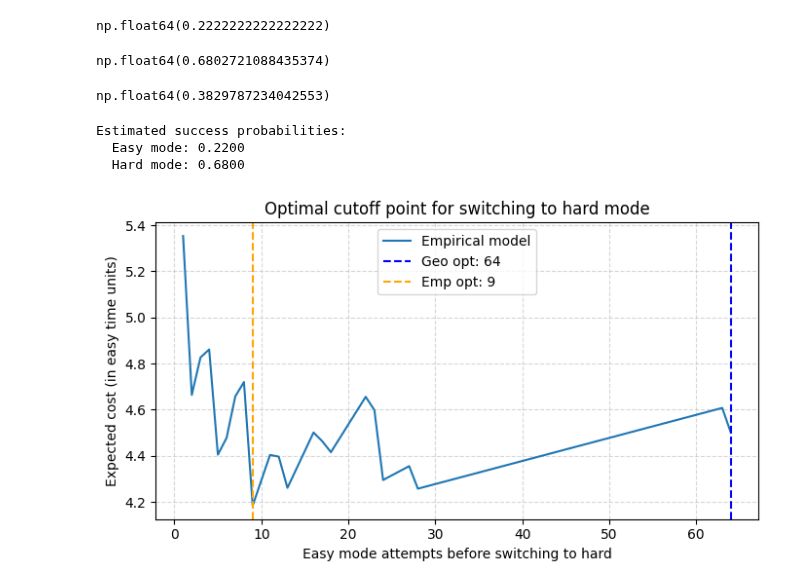
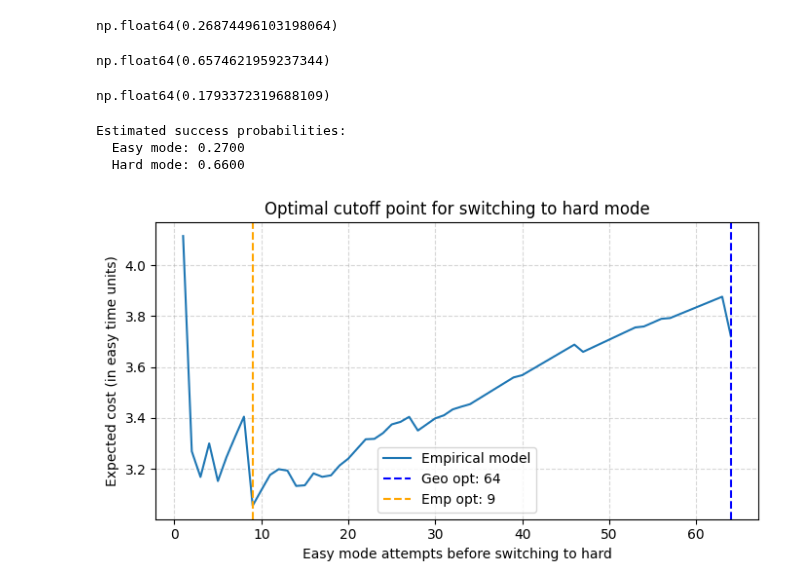
Before and after one commit to evmckinney9/gulps, a Jupyter notebook: src/notebooks/01_numerics_convergence.ipynb, the cells around one changed output. Drawn from its saved outputs; the diff is of its cells as text; code cells hidden in the pictures.

```diff
--- a/src/notebooks/01_numerics_convergence.ipynb
+++ b/src/notebooks/01_numerics_convergence.ipynb
@@ -94,5 +92,5 @@ hard_slow / easy_fast
 # %%
-N = 100
+N = 1_000
 fidelities = []
 restart_stats_easy = []
 
@@ -147,15 +145,15 @@ filtered_hard_trials = [r for r in filtered_hard_trials if r > 0]
 # %%
 1.0 / np.mean(np.array([r for segment in restart_stats_easy for r in segment]))
 # %% [output]
-np.float64(0.2222222222222222)
+np.float64(0.26874496103198064)
 # %%
 1.0 / np.mean(np.array([r for segment in restart_stats_hard for r in segment]))
 # %% [output]
-np.float64(0.6802721088435374)
+np.float64(0.6574621959237344)
 # %%
 1.0 / np.mean(np.array(filtered_hard_trials))
 # %% [output]
-np.float64(0.3829787234042553)
+np.float64(0.1793372319688109)
 # %%
 import matplotlib.pyplot as plt
 import numpy as np
@@ -165,8 +163,8 @@ flat_easy = np.array([r for segment in restart_stats_easy for r in segment])
 flat_hard = np.array([r for segment in restart_stats_hard for r in segment])
 
 # Estimate success probability from empirical mean
-p_easy = 0.22  # 1.0 / np.mean(flat_easy)
-p_hard = 0.68  # 1.0 / np.mean(flat_hard)
+p_easy = 0.27  # 1.0 / np.mean(flat_easy)
+p_hard = 0.66  # 1.0 / np.mean(flat_hard)
 
 print(f"Estimated success probabilities:")
 print(f"  Easy mode: {p_easy:.4f}")
@@ -186,37 +184,36 @@ costs_geo = [expected_cost_geo(n, p_easy, p_hard, cost_ratio) for n in ns]
 n_geo_opt = ns[np.argmin(costs_geo)]
 
 # Empirical model
 max_k = np.max(flat_easy)
 counts = np.bincount(flat_easy, minlength=max_k + 1)[1:]
 pmf = counts / counts.sum()
 cdf = np.cumsum(pmf)
 
 costs_emp = []
 for n in ns:
     cum_p = cdf[n - 1] if n <= len(cdf) else 1.0
     cost_easy = sum(k * pmf[k - 1] for k in range(1, min(n, len(pmf)) + 1))
     cost_fallback = (1 - cum_p) * (n + cost_ratio / p_hard)
     costs_emp.append(cost_easy + cost_fallback)
 n_emp_opt = ns[np.argmin(costs_emp)]
 
 # Plotting
 plt.figure(figsize=(7, 4))
-# plt.plot(ns, costs_geo, label="Geometric model")
 plt.plot(ns, costs_emp, label="Empirical model")
 plt.axvline(n_geo_opt, color="blue", linestyle="--", label=f"Geo opt: {n_geo_opt}")
 plt.axvline(n_emp_opt, color="orange", linestyle="--", label=f"Emp opt: {n_emp_opt}")
 plt.xlabel("Easy mode attempts before switching to hard")
 plt.ylabel("Expected cost (in easy time units)")
 plt.title("Optimal cutoff point for switching to hard mode")
 plt.grid(True, linestyle="--", alpha=0.5)
 plt.legend()
 plt.tight_layout()
 plt.show()
 # %% [output]
 Estimated success probabilities:
-  Easy mode: 0.2200
-  Hard mode: 0.6800
+  Easy mode: 0.2700
+  Hard mode: 0.6600
-[figure, old version]
+[figure, new version]
 # %%
 # import matplotlib.pyplot as plt
 # import numpy as np
```
Also changed, not shown: parts of 3 cells of this notebook, 6 other files.
